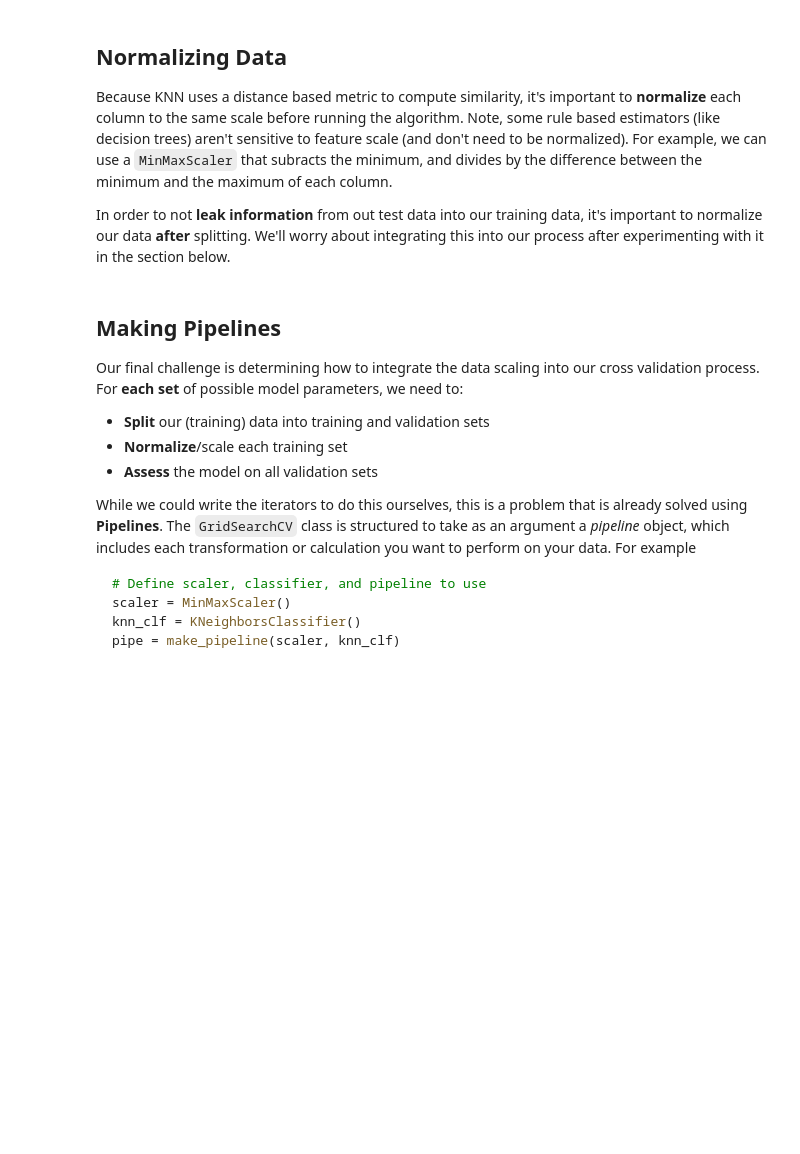
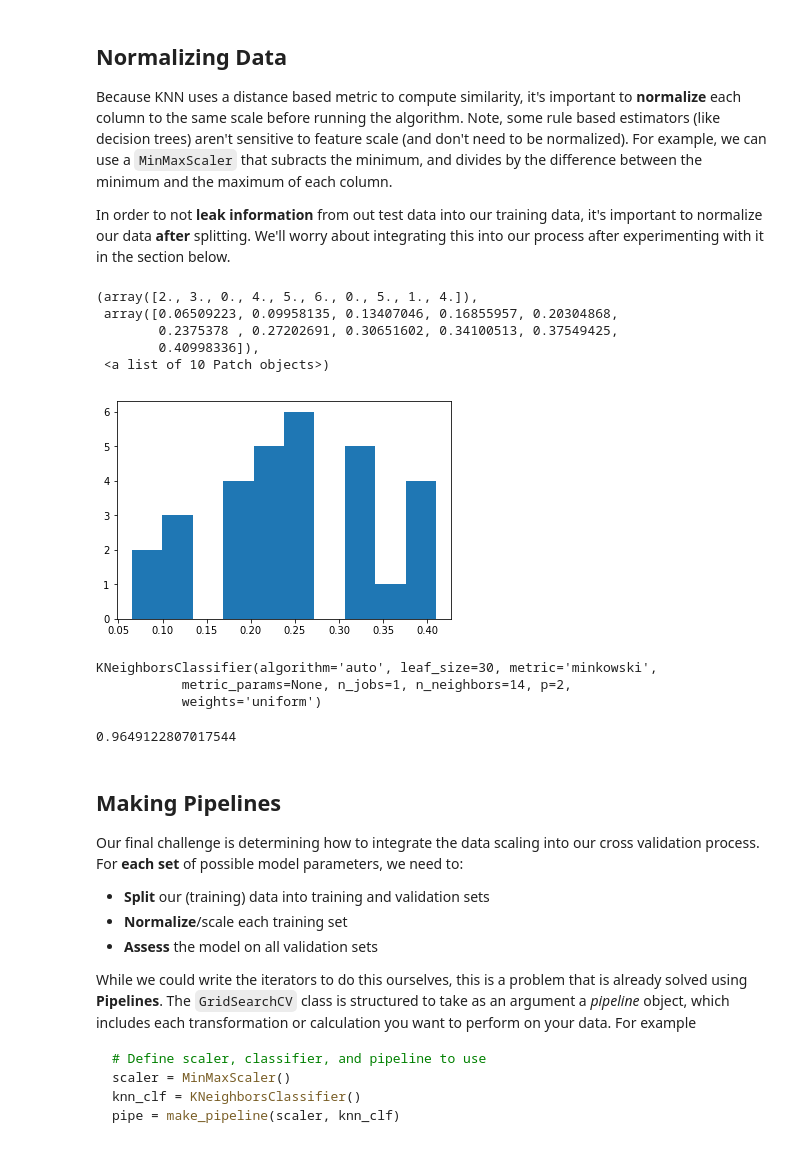
Before and after one commit to poojaram/ML-model, a Jupyter notebook: 01-predict-cancer.ipynb, the cells around one changed output. Drawn from its saved outputs; the diff is of its cells as text; code cells hidden in the pictures; blank space fills up the shorter version.

```diff
--- a/01-predict-cancer.ipynb
+++ b/01-predict-cancer.ipynb
@@ -216,6 +327,15 @@ Because KNN uses a distance based metric to compute similarity, it's important t
 In order to not **leak information** from out test data into our training data, it's important to normalize our data **after** splitting. We'll worry about integrating this into our process after experimenting with it in the section below.
 # %%
 # Manually scale (pre-process) our *training features* (not the outcome!) data
+train_features_scaled = (train_features - train_features.min(axis=0)) / (train_features.max(axis=0)-train_features.min(axis=0))
+plt.hist(np.mean(train_features_scaled, axis=0))
+# %% [output]
+(array([2., 3., 0., 4., 5., 6., 0., 5., 1., 4.]),
+ array([0.06509223, 0.09958135, 0.13407046, 0.16855957, 0.20304868,
+        0.2375378 , 0.27202691, 0.30651602, 0.34100513, 0.37549425,
+        0.40998336]),
+ <a list of 10 Patch objects>)
+[figure, added]
 # %%
 # Alternatively, we could use a built in Scaler
 from sklearn.preprocessing import MinMaxScaler
@@ -222,7 +346,16 @@ from sklearn.preprocessing import MinMaxScaler
 # %%
 # Fit a knn classifier with the scaled training data
+knn = KNeighborsClassifier(n_neighbors=14)
+knn.fit(train_features_scaled, train_outcome)
+# %% [output]
+KNeighborsClassifier(algorithm='auto', leaf_size=30, metric='minkowski',
+           metric_params=None, n_jobs=1, n_neighbors=14, p=2,
+           weights='uniform')
 # %%
 # Generate predictions using *scaled test data*
+accuracy_score(knn.predict(test_features_scaled), test_outcome)
+# %% [output]
+0.9649122807017544
 # %% [markdown]
 ## Making Pipelines
 Our final challenge is determining how to integrate the data scaling into our cross validation process. For **each set** of possible model parameters, we need to:
```
Also changed, not shown: parts of 22 cells of this notebook, 1 other file.
